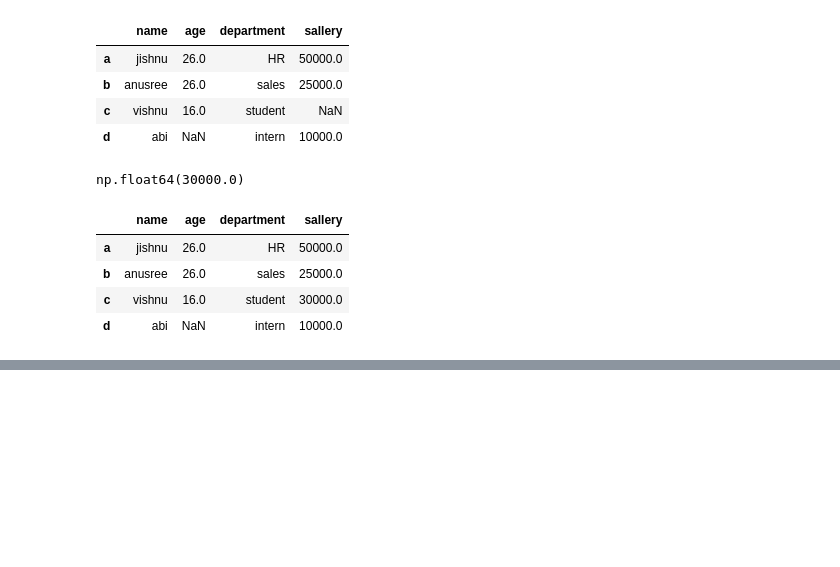
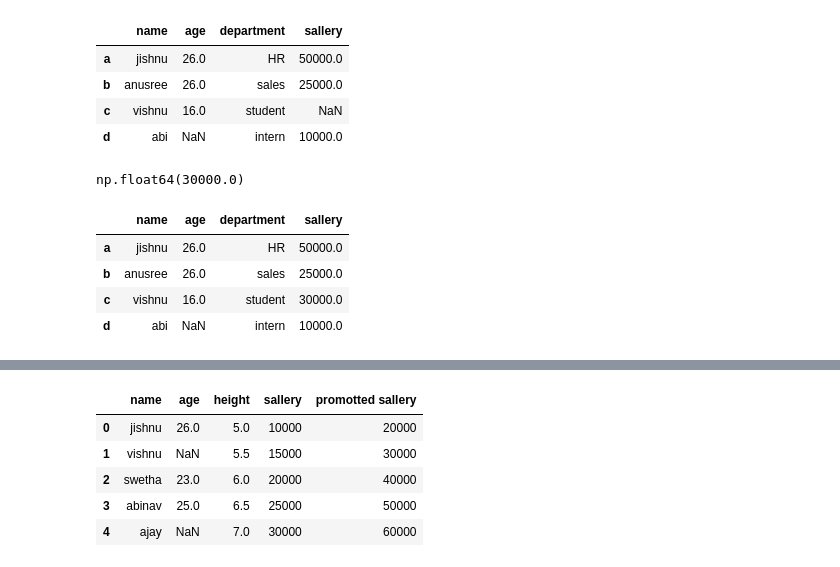
Before and after one commit to Jishnu-12/Data-analytics, a Jupyter notebook: pandas.ipynb, the cells around one changed output, grey strips where cells are left out. Saved outputs shown, nothing was run; the diff lists cells and outputs as text; code cells hidden in the pictures; blank space fills up the shorter version.

```diff
--- a/pandas.ipynb
+++ b/pandas.ipynb
@@ -271,0 +386,22 @@ df
+# %%
+arr = {
+    "name":["jishnu","vishnu"],
+    "age":[26,np.nan]
+}
+
+df = pd.DataFrame(arr)
+df.loc[2] = ['swetha',23] # also used for adding columns
+df.loc[3] = ['abinav',25]
+df.loc[4] = ['ajay',np.nan]
+df["height"] = np.linspace(5,7,5) # used for adding new rows
+df["sallery"] = np.linspace(10000,30000,5,dtype = int)
+df["promotted sallery"] = df['sallery'] *2
+
+df
+# %% [output]
+|  | name | age | height | sallery | promotted sallery |
+| 0 | jishnu | 26.0 | 5.0 | 10000 | 20000 |
+| 1 | vishnu | NaN | 5.5 | 15000 | 30000 |
+| 2 | swetha | 23.0 | 6.0 | 20000 | 40000 |
+| 3 | abinav | 25.0 | 6.5 | 25000 | 50000 |
+| 4 | ajay | NaN | 7.0 | 30000 | 60000 |
```
Also changed, not shown: parts of 10 cells of this notebook.
